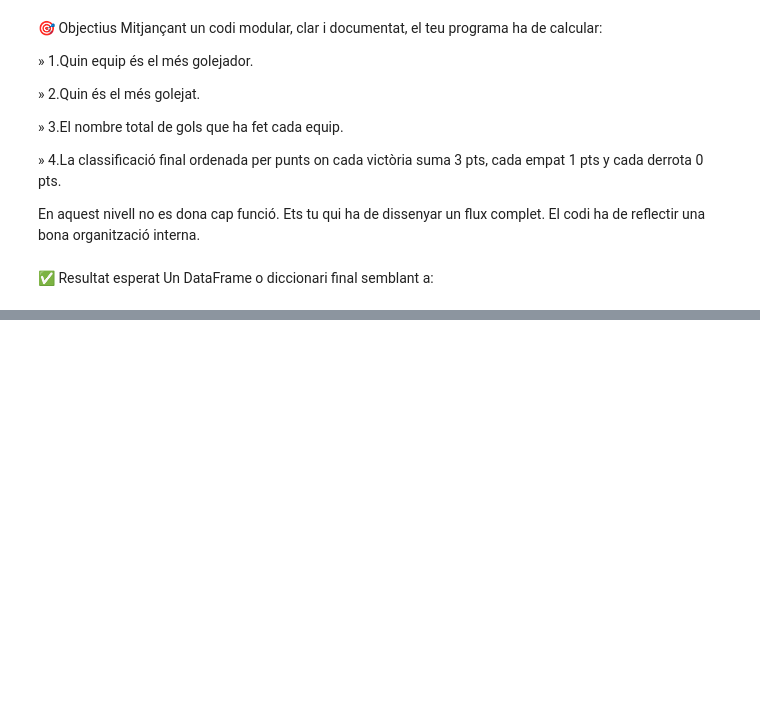
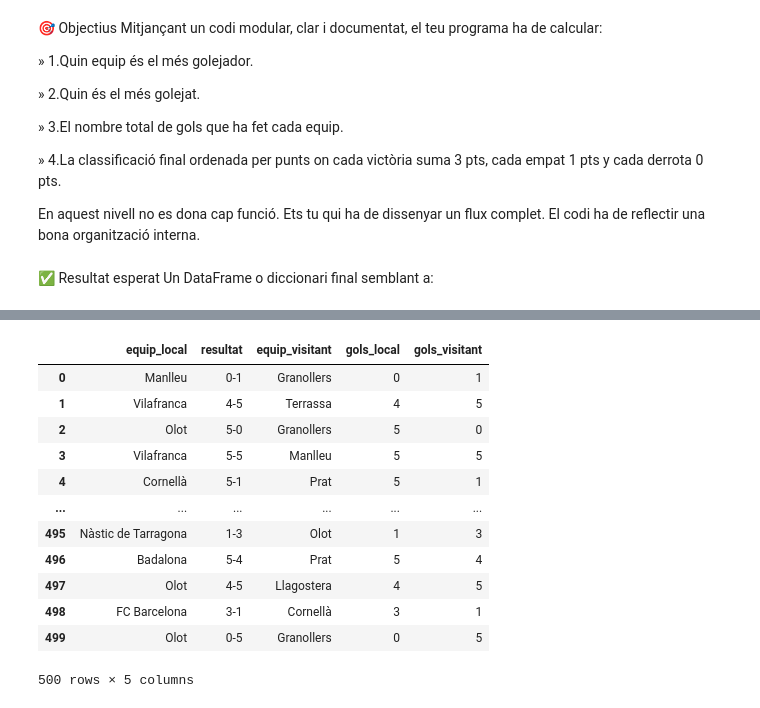
Before and after one commit to roser740/Data-Analytics, a Jupyter notebook: TASQUES S7/TS7_01_roser_carrera.ipynb, the cells around one changed output, grey strips where cells are left out. Drawn from its saved outputs; the diff is of its cells as text; code cells hidden in the pictures; blank space fills up the shorter version.

```diff
--- a/TASQUES S7/TS7_01_roser_carrera.ipynb
+++ b/TASQUES S7/TS7_01_roser_carrera.ipynb
@@ -1084,0 +1134,10 @@ Un DataFrame o diccionari final semblant a:
+# %%
+def llegir_fitxer(url):
+  #Retorna una llista de partits amb les seves dades
+  columnes = ["equip_local", "resultat", "equip_visitant"]
+  llista_final = pd.read_csv(url, sep = "\t", header = None, names = columnes)
+  for element in llista_final:
+    gols = llista_final['resultat'].str.split('-', expand=True)
+    llista_final['gols_local'] = gols[0]
+    llista_final['gols_visitant'] = gols[1]
+  return llista_final
@@ -1084,0 +1172,20 @@ Un DataFrame o diccionari final semblant a:
+# %%
+def main_partits ():
+  df = llegir_fitxer ("https://raw.githubusercontent.com/roser740/Data-Analytics/refs/heads/main/TASQUES%20S7/historic%20partits.txt")
+  display(df)
+# %%
+main_partits()
+# %% [output]
+|  | equip_local | resultat | equip_visitant | gols_local | gols_visitant |
+| 0 | Manlleu | 0-1 | Granollers | 0 | 1 |
+| 1 | Vilafranca | 4-5 | Terrassa | 4 | 5 |
+| 2 | Olot | 5-0 | Granollers | 5 | 0 |
+| 3 | Vilafranca | 5-5 | Manlleu | 5 | 5 |
+| 4 | Cornellà | 5-1 | Prat | 5 | 1 |
+| ... | ... | ... | ... | ... | ... |
+| 495 | Nàstic de Tarragona | 1-3 | Olot | 1 | 3 |
+| 496 | Badalona | 5-4 | Prat | 5 | 4 |
+| 497 | Olot | 4-5 | Llagostera | 4 | 5 |
+| 498 | FC Barcelona | 3-1 | Cornellà | 3 | 1 |
+| 499 | Olot | 0-5 | Granollers | 0 | 5 |
+500 rows × 5 columns
```
Also changed, not shown: parts of 11 cells of this notebook.
